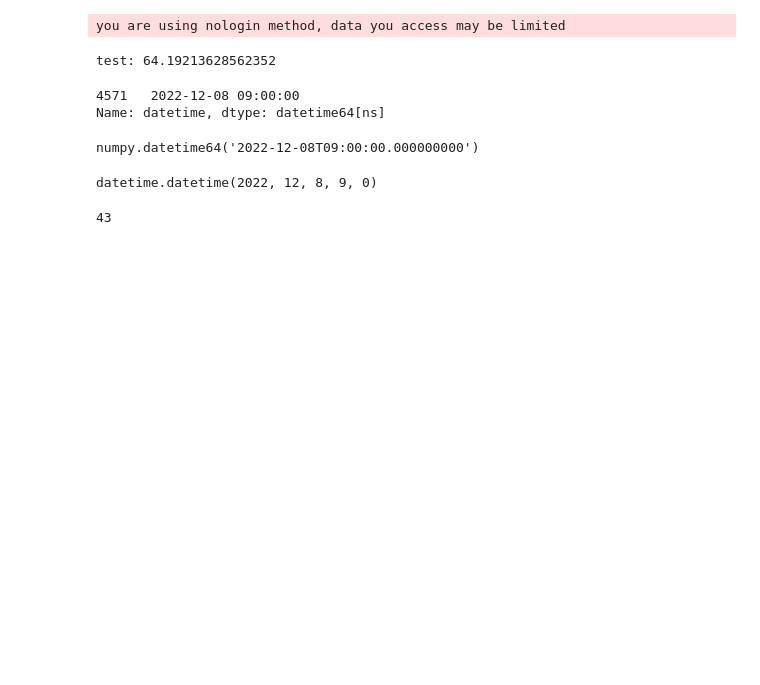
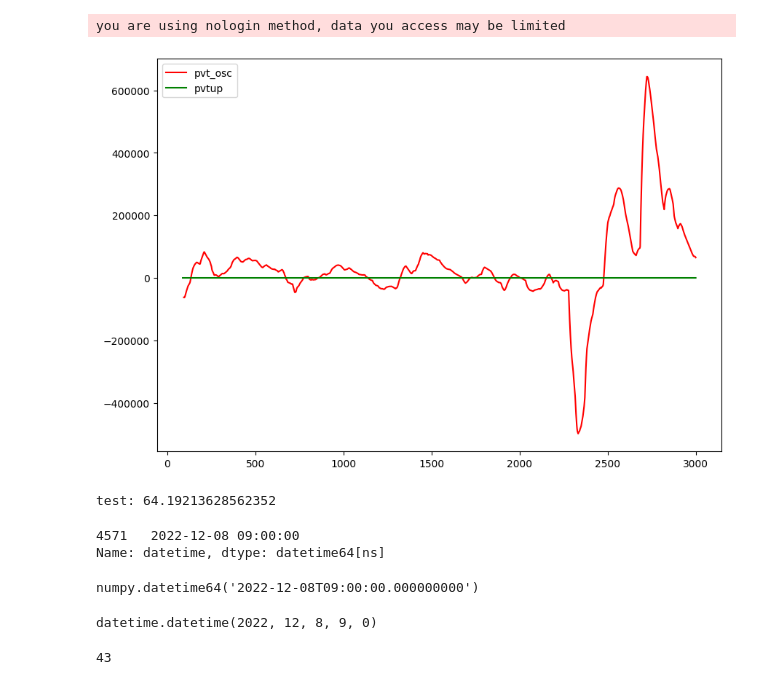
Before and after one commit to Lelalomos/analysis_bot, a Jupyter notebook: test.ipynb, the cells around one changed output. Saved outputs shown, nothing was run; the diff lists cells and outputs as text; code cells hidden in the pictures; blank space fills up the shorter version.

Commit message:
remove normalize data

```diff
--- a/test.ipynb
+++ b/test.ipynb
@@ -30,3 +32,22 @@ def get_data(tv, exchange, name_stock, n_bars):
+# %%
+
+df = get_data(tv, "SET", "SCB", 3000)
+df = df.reset_index()
+pvtup, pvtdown, pvt_osc = pvt_with_divergence(df, 90, 95)
+# pvt_osc = normalize_list(pvt_osc)
+plt.figure(figsize=(10, 7))
+plt.plot(pvt_osc,'r', label='pvt_osc')
+plt.plot(pvtup,'g', label='pvtup')
+plt.legend()
+plt.show()
+# pvtup = pvtup.dropna()
+# pvtdown = pvtdown.dropna()
+# pvtup.to_list()[-1]
+# type(pvtdown)
+# rr = collect_mtfssl_pvtdiver(df,3,20)
+# rr
+# %% [output]
+[figure, added]
 # %%
 indicator_config = {
     "cross_ema":{
```
Also changed, not shown: parts of 13 cells of this notebook, 1 other file.
